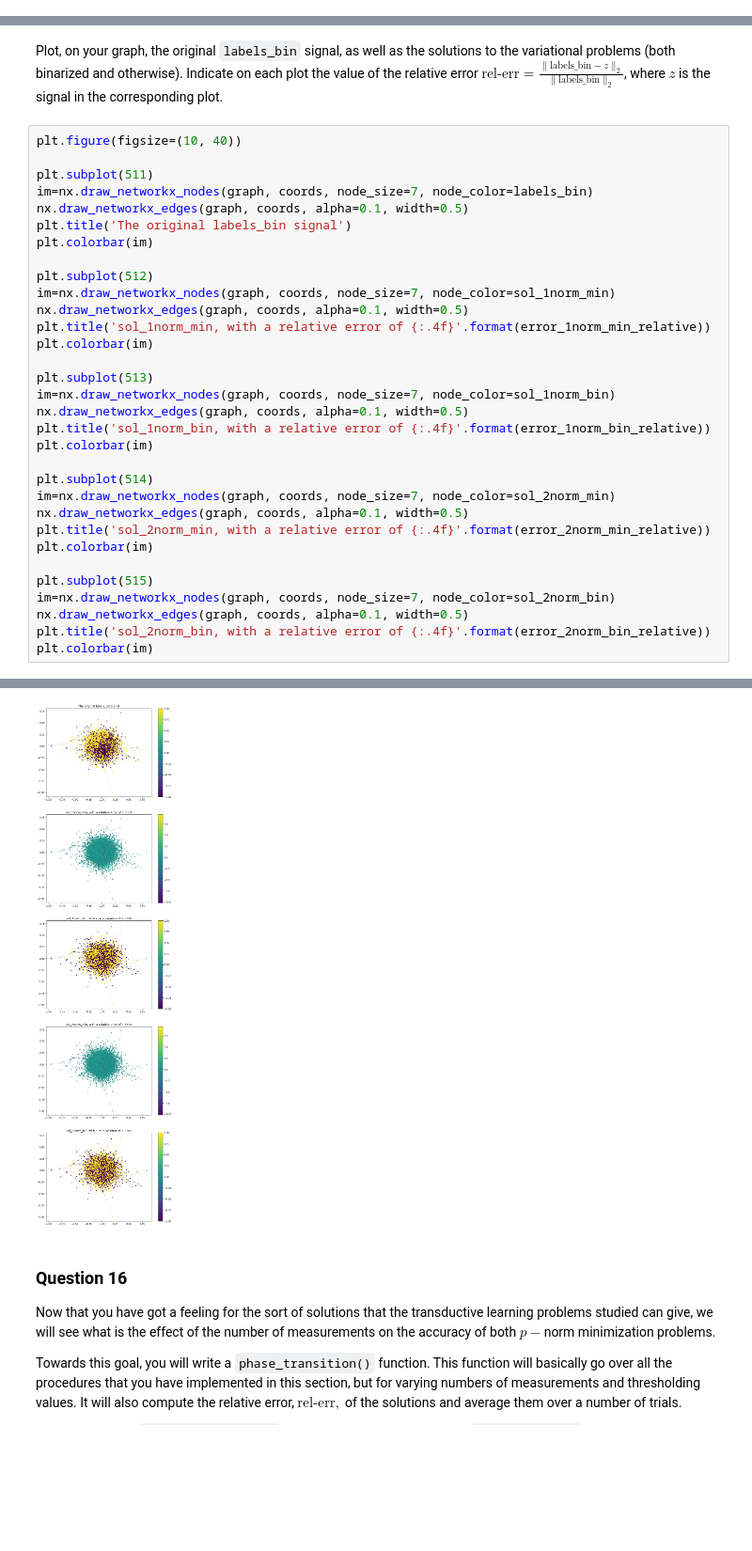
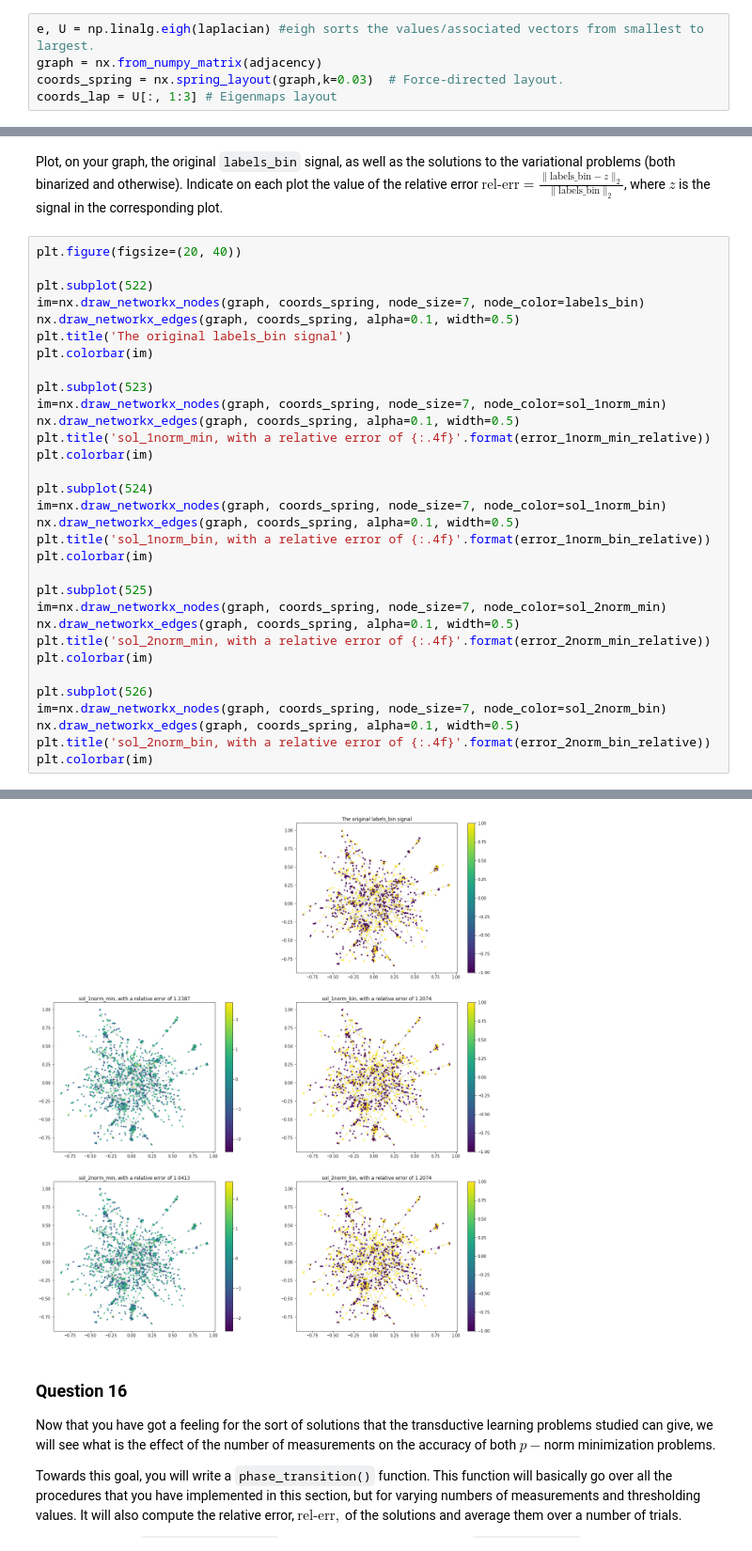
Before and after one commit to swouf/ntds_IMDb_team4, a Jupyter notebook: 4_graph_signal_processing.ipynb, the cells around one changed output, grey strips where cells are left out. Shown at 94% size. Saved outputs shown, nothing was run; the diff lists cells and outputs as text; blank space fills up the shorter version.

```diff
--- a/4_graph_signal_processing.ipynb
+++ b/4_graph_signal_processing.ipynb
@@ -185,0 +261,5 @@ plt.colorbar(im);
+# %%
+e, U = np.linalg.eigh(laplacian) #eigh sorts the values/associated vectors from smallest to largest.
+graph = nx.from_numpy_matrix(adjacency)
+coords_spring = nx.spring_layout(graph,k=0.03)  # Force-directed layout.
+coords_lap = U[:, 1:3] # Eigenmaps layout
@@ -540,40 +709,40 @@ Solution found after 200 iterations:
 # %% [markdown]
 Plot, on your graph, the original `labels_bin` signal, as well as the solutions to the variational problems (both binarized and otherwise). Indicate on each plot the value of the relative error $\text{rel-err} = \frac{\|\text{labels_bin} - z\|_2}{\|\text{labels_bin}\|_2}$, where $z$ is the signal in the corresponding plot.
 # %%
-plt.figure(figsize=(10, 40))
+plt.figure(figsize=(20, 40))
 
-plt.subplot(511)
-im=nx.draw_networkx_nodes(graph, coords, node_size=7, node_color=labels_bin)
-nx.draw_networkx_edges(graph, coords, alpha=0.1, width=0.5)
+plt.subplot(522)
+im=nx.draw_networkx_nodes(graph, coords_spring, node_size=7, node_color=labels_bin)
+nx.draw_networkx_edges(graph, coords_spring, alpha=0.1, width=0.5)
 plt.title('The original labels_bin signal')
 plt.colorbar(im)
 
-plt.subplot(512)
-im=nx.draw_networkx_nodes(graph, coords, node_size=7, node_color=sol_1norm_min)
-nx.draw_networkx_edges(graph, coords, alpha=0.1, width=0.5)
+plt.subplot(523)
+im=nx.draw_networkx_nodes(graph, coords_spring, node_size=7, node_color=sol_1norm_min)
+nx.draw_networkx_edges(graph, coords_spring, alpha=0.1, width=0.5)
 plt.title('sol_1norm_min, with a relative error of {:.4f}'.format(error_1norm_min_relative))
 plt.colorbar(im)
 
-plt.subplot(513)
-im=nx.draw_networkx_nodes(graph, coords, node_size=7, node_color=sol_1norm_bin)
-nx.draw_networkx_edges(graph, coords, alpha=0.1, width=0.5)
+plt.subplot(524)
+im=nx.draw_networkx_nodes(graph, coords_spring, node_size=7, node_color=sol_1norm_bin)
+nx.draw_networkx_edges(graph, coords_spring, alpha=0.1, width=0.5)
 plt.title('sol_1norm_bin, with a relative error of {:.4f}'.format(error_1norm_bin_relative))
 plt.colorbar(im)
 
-plt.subplot(514)
-im=nx.draw_networkx_nodes(graph, coords, node_size=7, node_color=sol_2norm_min)
-nx.draw_networkx_edges(graph, coords, alpha=0.1, width=0.5)
+plt.subplot(525)
+im=nx.draw_networkx_nodes(graph, coords_spring, node_size=7, node_color=sol_2norm_min)
+nx.draw_networkx_edges(graph, coords_spring, alpha=0.1, width=0.5)
 plt.title('sol_2norm_min, with a relative error of {:.4f}'.format(error_2norm_min_relative))
 plt.colorbar(im)
 
-plt.subplot(515)
-im=nx.draw_networkx_nodes(graph, coords, node_size=7, node_color=sol_2norm_bin)
-nx.draw_networkx_edges(graph, coords, alpha=0.1, width=0.5)
+plt.subplot(526)
+im=nx.draw_networkx_nodes(graph, coords_spring, node_size=7, node_color=sol_2norm_bin)
+nx.draw_networkx_edges(graph, coords_spring, alpha=0.1, width=0.5)
 plt.title('sol_2norm_bin, with a relative error of {:.4f}'.format(error_2norm_bin_relative))
 plt.colorbar(im)
 # %% [output]
 <matplotlib.colorbar.Colorbar at 0x...>
-[figure, old version]
+[figure, new version]
 # %% [markdown]
 ### Question 16
 
```
Also changed, not shown: parts of 18 cells of this notebook.
